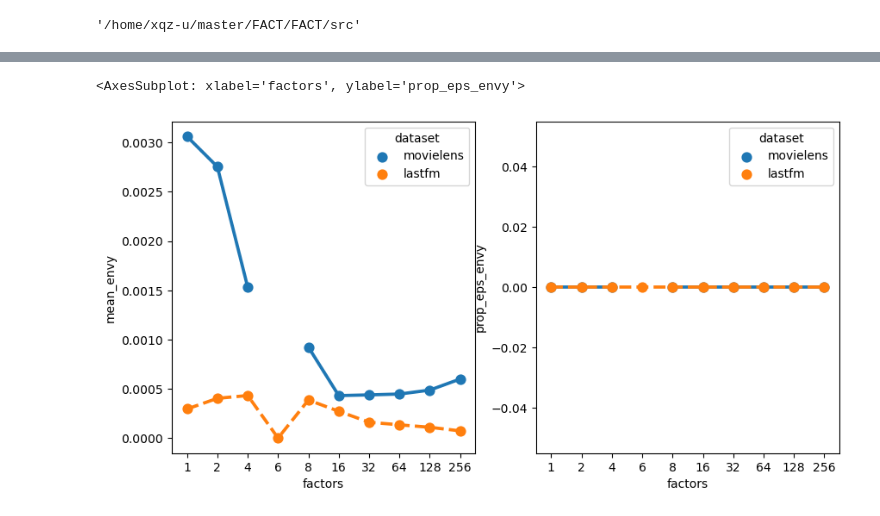
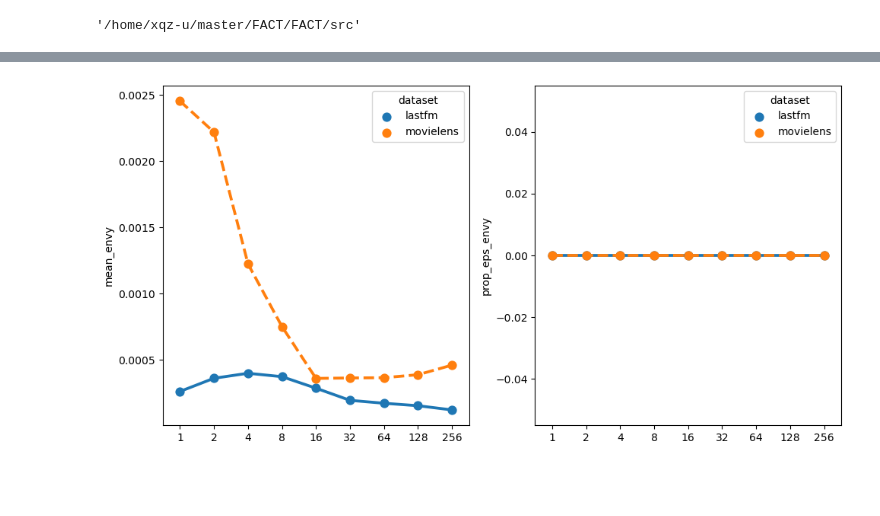
Before and after one commit to palfibogdan/FACT, a Jupyter notebook: src/notebooks/511.ipynb, the cells around one changed output, grey strips where cells are left out. Drawn from its saved outputs; the diff is of its cells as text; code cells hidden in the pictures; blank space fills up the shorter version.

```diff
--- a/src/notebooks/511.ipynb
+++ b/src/notebooks/511.ipynb
@@ -37,9 +19,0 @@ metrics
-# %%
-df = pd.DataFrame()
-
-for dataset in metrics:
-    metric_df = pd.DataFrame(metrics[dataset]).reset_index().rename(columns={"index": "factors"})
-    metric_df["dataset"] = dataset
-    df = pd.concat((df, metric_df))
-
-df
@@ -63,0 +20,5 @@ df
+# %%
+df = pd.concat(
+    [pd.DataFrame(vals).assign(dataset=dataset) for dataset, vals in metrics.items()]
+)
+df
@@ -64,11 +43,12 @@ df
 # %%
-import seaborn as sns
-from matplotlib import pyplot as plt
-
 fig, axes = plt.subplots(1, 2, figsize=(10, 5))
 
-sns.pointplot(data=df, x="factors", y="mean_envy", hue="dataset", linestyles=["-", "--"], ax=axes[0])
-sns.pointplot(data=df, x="factors", y="prop_eps_envy", hue="dataset", linestyles=["-", "--"], ax=axes[1])
+sns.pointplot(data=df, x=df.index, y="mean_envy", hue="dataset", linestyles=["-", "--"], ax=axes[0])
+#sns.lineplot(data=df, x=df.index, y="mean_envy", hue="dataset", ax=axes[0])
+#axes[0].set_xlim(-10, 120)
+#sns.lineplot(data=df, x=df.index, y="prop_eps_envy", hue="dataset", ax=axes[1])
+#axes[1].set_xlim(-10, 120)
+sns.pointplot(data=df, x=df.index, y="prop_eps_envy", hue="dataset", linestyles=["-", "--"], ax=axes[1])
+plt.tight_layout()
 # %% [output]
-<AxesSubplot: xlabel='factors', ylabel='prop_eps_envy'>
-[figure, old version]
+[figure, new version]
```
Also changed, not shown: parts of 4 cells of this notebook, 4 other files.
